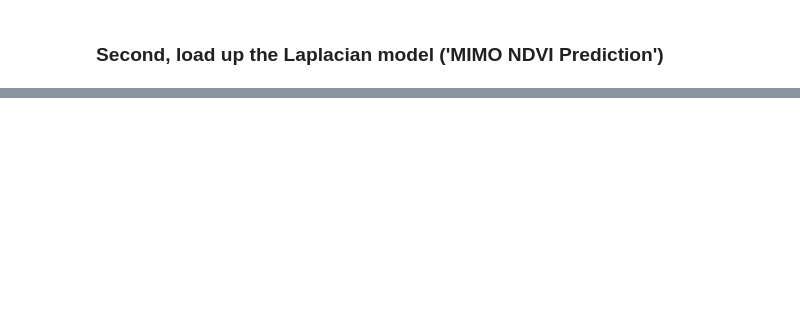
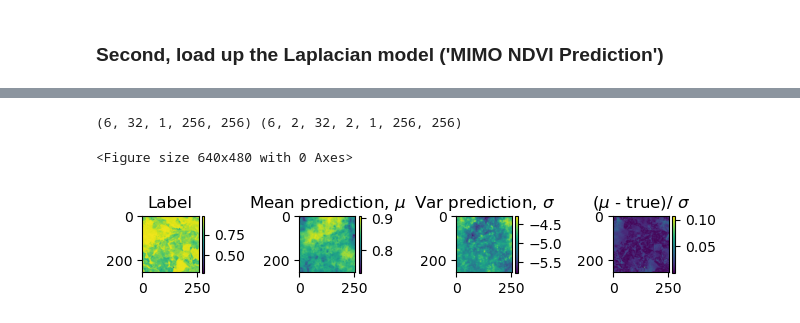
Before and after one commit to beckynevin/MIMO-Unet-cov, a Jupyter notebook: CompareModels.ipynb, the cells around one changed output, grey strips where cells are left out. Drawn from its saved outputs; the diff is of its cells as text; code cells hidden in the pictures; blank space fills up the shorter version.

```diff
--- a/CompareModels.ipynb
+++ b/CompareModels.ipynb
@@ -323,0 +334,41 @@ for i, pred in enumerate(predictions):
+# %%
+print(np.shape(labels_laplace), np.shape(predictions_laplace))
+# %% [output]
+(6, 32, 1, 256, 256) (6, 2, 32, 2, 1, 256, 256)
+# %%
+n = 0
+
+true_gauss = labels_gauss[n][0,0,:,:]
+
+plt.clf()
+fig = plt.figure()
+ax0 = fig.add_subplot(141)
+im0 = ax0.imshow(true_gauss)
+plt.colorbar(im0, fraction=0.046)
+ax0.set_title('Label')
+
+mean_gauss = predictions_gauss[n][0][0, 0, 0, :, :].cpu().detach().numpy()
+var_gauss = predictions_gauss[n][1][0, 0, 0, :, :].cpu().detach().numpy()
+
+ax1 = fig.add_subplot(142)
+im1 = ax1.imshow(mean_gauss)
+plt.colorbar(im1, fraction=0.046)
+ax1.set_title(r'Mean prediction, $\mu$')
+
+ax2 = fig.add_subplot(143)
+im2 = ax2.imshow(var_gauss)
+plt.colorbar(im2, fraction=0.046)
+ax2.set_title(r'Var prediction, $\sigma$')
+
+# the question 'is it calibrated'
+
+ax3 = fig.add_subplot(144)
+im3 = ax3.imshow(abs((mean_gauss - true_gauss.detach().numpy())/var_gauss))
+plt.colorbar(im3, fraction=0.046)
+ax3.set_title(r'($\mu$ - true)/ $\sigma$')
+
+plt.tight_layout()
+plt.show()
+# %% [output]
+<Figure size 640x480 with 0 Axes>
+[figure, added]
```
Also changed, not shown: parts of 10 cells of this notebook.
